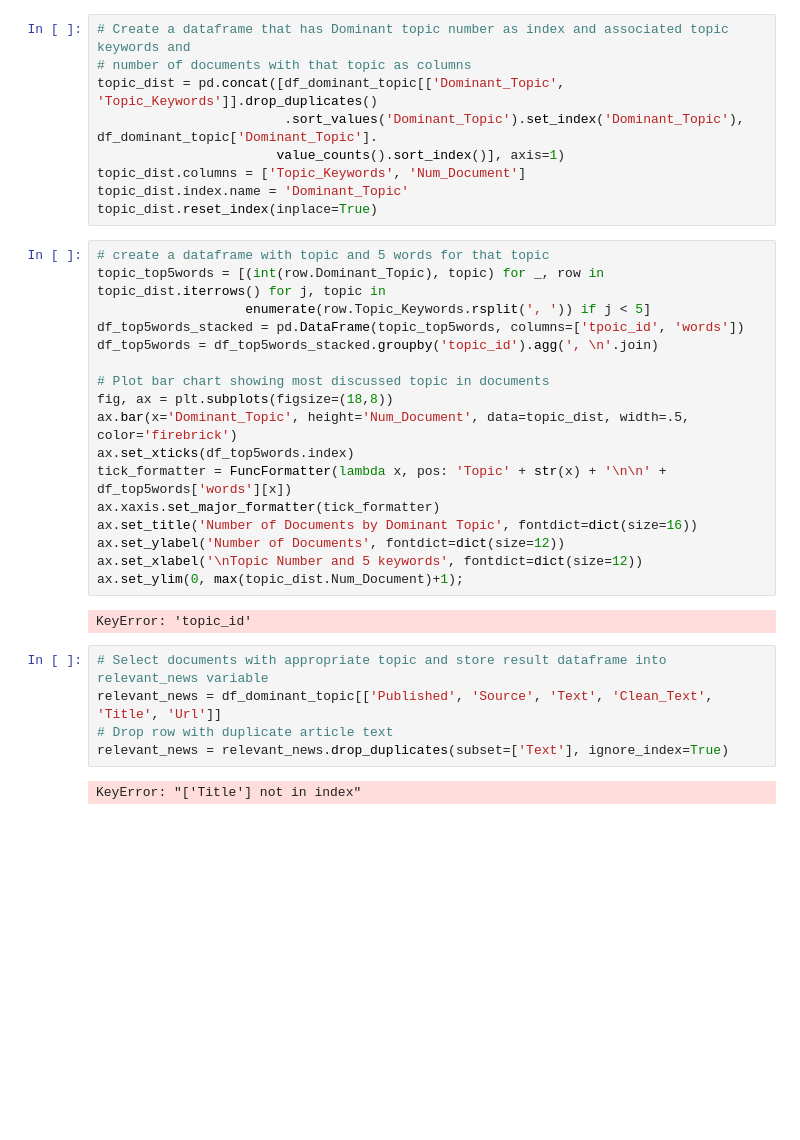
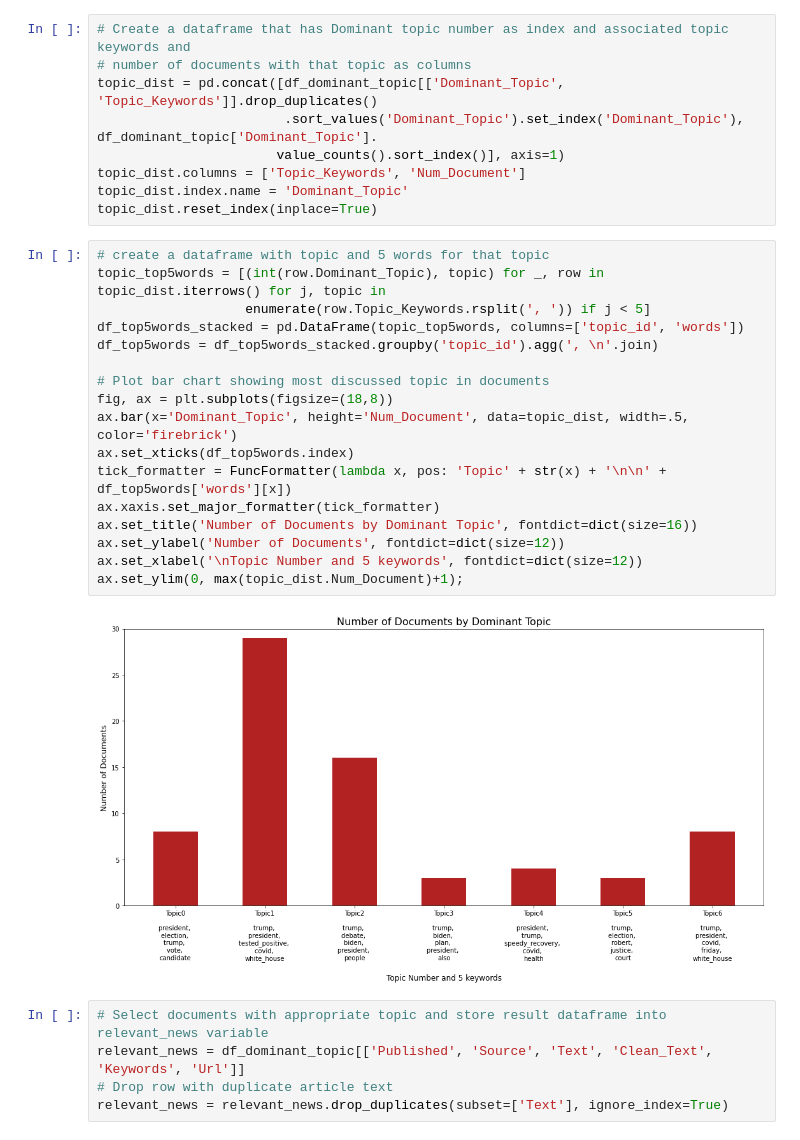
Before and after one commit to aashishkhadka1992/SentimentAnalysis, a Jupyter notebook: Sentiment_Analysis_Infer.ipynb, the cells around one changed output. Drawn from its saved outputs; the diff is of its cells as text; blank space fills up the shorter version.

```diff
--- a/Sentiment_Analysis_Infer.ipynb
+++ b/Sentiment_Analysis_Infer.ipynb
@@ -141,27 +96,25 @@ topic_dist.reset_index(inplace=True)
 # %%
 # create a dataframe with topic and 5 words for that topic
 topic_top5words = [(int(row.Dominant_Topic), topic) for _, row in topic_dist.iterrows() for j, topic in
                    enumerate(row.Topic_Keywords.rsplit(', ')) if j < 5]
-df_top5words_stacked = pd.DataFrame(topic_top5words, columns=['tpoic_id', 'words'])
+df_top5words_stacked = pd.DataFrame(topic_top5words, columns=['topic_id', 'words'])
 df_top5words = df_top5words_stacked.groupby('topic_id').agg(', \n'.join)
 
 # Plot bar chart showing most discussed topic in documents
 fig, ax = plt.subplots(figsize=(18,8))
 ax.bar(x='Dominant_Topic', height='Num_Document', data=topic_dist, width=.5, color='firebrick')
 ax.set_xticks(df_top5words.index)
 tick_formatter = FuncFormatter(lambda x, pos: 'Topic' + str(x) + '\n\n' + df_top5words['words'][x])
 ax.xaxis.set_major_formatter(tick_formatter)
 ax.set_title('Number of Documents by Dominant Topic', fontdict=dict(size=16))
 ax.set_ylabel('Number of Documents', fontdict=dict(size=12))
 ax.set_xlabel('\nTopic Number and 5 keywords', fontdict=dict(size=12))
 ax.set_ylim(0, max(topic_dist.Num_Document)+1);
 # %% [output]
-KeyError: 'topic_id'
+[figure, added]
 # %%
 # Select documents with appropriate topic and store result dataframe into relevant_news variable
-relevant_news = df_dominant_topic[['Published', 'Source', 'Text', 'Clean_Text', 'Title', 'Url']]
+relevant_news = df_dominant_topic[['Published', 'Source', 'Text', 'Clean_Text', 'Keywords', 'Url']]
 # Drop row with duplicate article text
 relevant_news = relevant_news.drop_duplicates(subset=['Text'], ignore_index=True)
-# %% [output]
-KeyError: "['Title'] not in index"
 # %%
```
Also changed, not shown: parts of 27 cells of this notebook, 6 other files.
